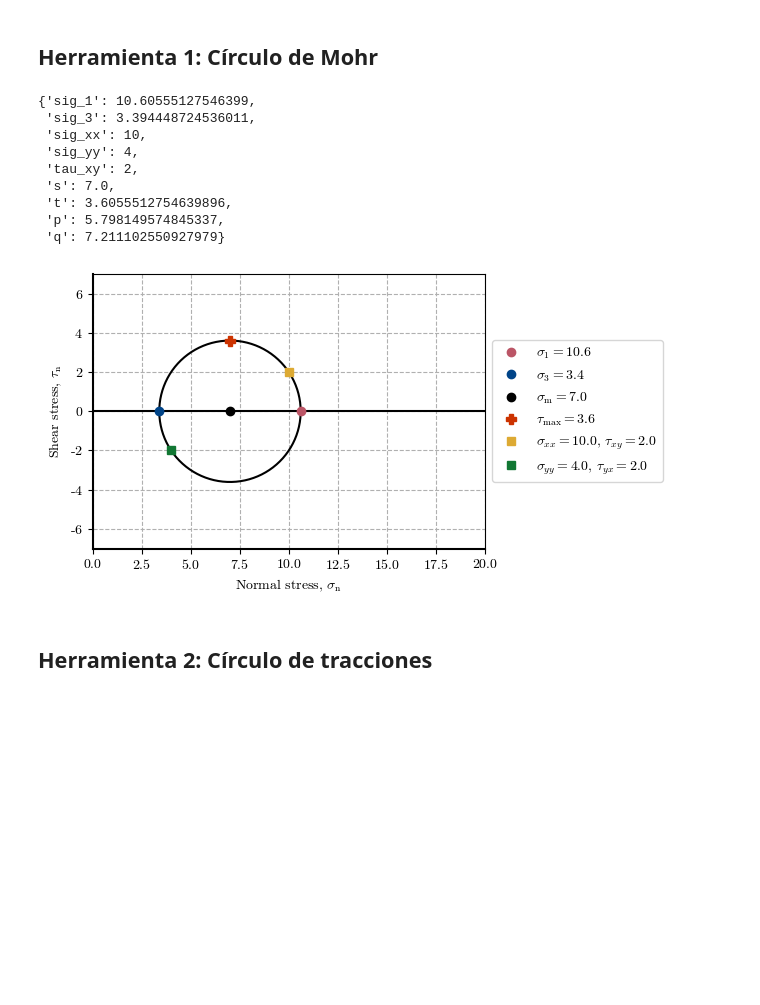
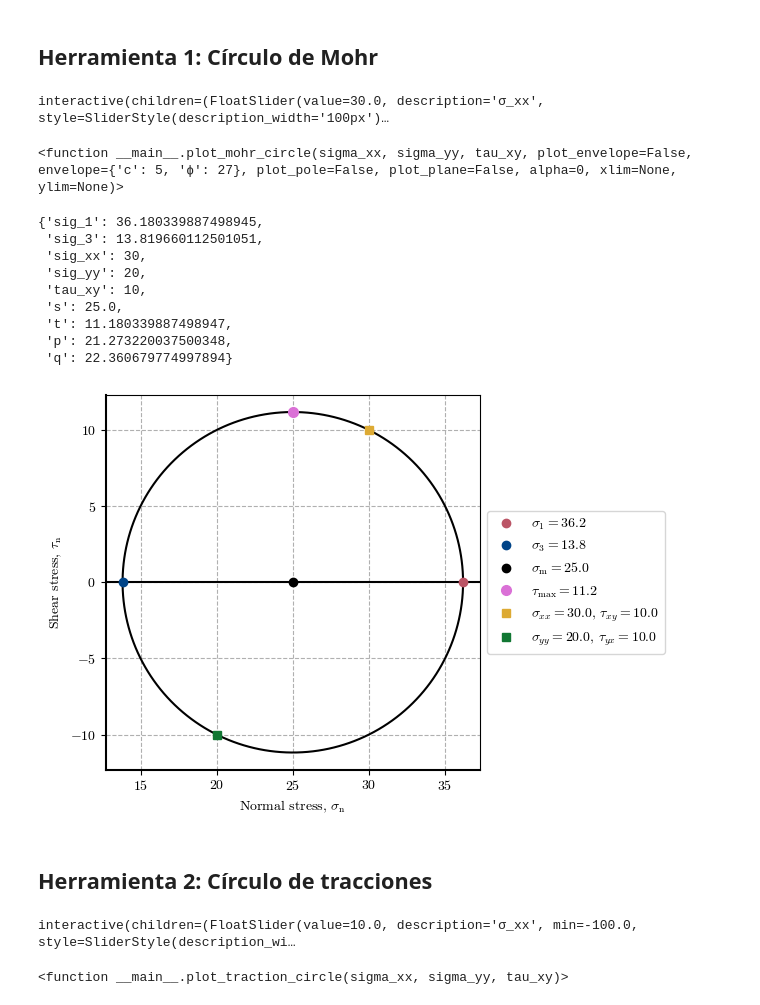
Before and after one commit to AppliedMechanics-EAFIT/soil_mechanics, a Jupyter notebook: notebooks/mohr_circles.ipynb, the cells around one changed output. Cells and saved outputs as stored; diff of their text form; code cells hidden in the pictures; blank space fills up the shorter version.

Commit message:
Update Mohr circles codes

```diff
--- a/notebooks/mohr_circles.ipynb
+++ b/notebooks/mohr_circles.ipynb
@@ -143,30 +157,34 @@ def plot_traction_circle(sigma_xx, sigma_yy, tau_xy):
 style = {'description_width': '100px'}
 interact(  # Interactive widgets
     plot_mohr_circle,
-    sigma_xx=widgets.FloatSlider(value=10, min=0, max=25, description="σ_xx", style=style),
-    sigma_yy=widgets.FloatSlider(value=4, min=0, max=25, description="σ_yy", style=style),
-    tau_xy=widgets.FloatSlider(value=2, min=0, max=25, description="𝜏_xy", style=style),
+    sigma_xx=widgets.FloatSlider(value=30, min=0, max=100, description="σ_xx", style=style),
+    sigma_yy=widgets.FloatSlider(value=20, min=0, max=100, description="σ_yy", style=style),
+    tau_xy=widgets.FloatSlider(value=10, min=-25, max=25, description="𝜏_xy", style=style),
     plot_envelope=widgets.Checkbox(value=False, description="Plot envelope?", style=style),
+    envelope=widgets.Text(value="'c': 5, 'ϕ': 27", description="Parameters: ", style=style),
     plot_pole=widgets.Checkbox(value=False, description="Plot pole?", style=style),
     plot_plane=widgets.Checkbox(value=False, description="Plot a plane?", style=style),
     alpha=widgets.FloatSlider(value=0, min=0, max=180, step=0.2, description="α", style=style),
-    xlim=fixed((0, 25)),
-    ylim=fixed((-10, 10)),
+    xlim=widgets.FloatRangeSlider(value=[10, 40], min=-50, max=100, step=.5, description='x-axis:', readout_format='.0f'),
+    ylim=widgets.FloatRangeSlider(value=[-15, 15], min=-100, max=100, step=.5, description='y-axis:', readout_format='.0f'),
 )
+# %% [output]
+interactive(children=(FloatSlider(value=30.0, description='σ_xx', style=SliderStyle(description_width='100px')…
+<function __main__.plot_mohr_circle(sigma_xx, sigma_yy, tau_xy, plot_envelope=False, envelope={'c': 5, 'ϕ': 27}, plot_pole=False, plot_plane=False, alpha=0, xlim=None, ylim=None)>
 # %%
 # Imagen no interactiva
-plot_mohr_circle(sigma_xx=10, sigma_yy=4, tau_xy=2)
+plot_mohr_circle(sigma_xx=30, sigma_yy=20, tau_xy=10)
 # %% [output]
-{'sig_1': 10.60555127546399,
- 'sig_3': 3.394448724536011,
- 'sig_xx': 10,
- 'sig_yy': 4,
- 'tau_xy': 2,
- 's': 7.0,
- 't': 3.6055512754639896,
- 'p': 5.798149574845337,
- 'q': 7.211102550927979}
+{'sig_1': 36.180339887498945,
+ 'sig_3': 13.819660112501051,
+ 'sig_xx': 30,
+ 'sig_yy': 20,
+ 'tau_xy': 10,
+ 's': 25.0,
+ 't': 11.180339887498947,
+ 'p': 21.273220037500348,
+ 'q': 22.360679774997894}
-[figure, old version]
+[figure, new version]
 # %% [markdown]
 ## Herramienta 2: Círculo de tracciones
 # %%
@@ -174,9 +192,12 @@ plot_mohr_circle(sigma_xx=10, sigma_yy=4, tau_xy=2)
 style = {'description_width': '100px'}
 interact(  # Interactive widgets
     plot_traction_circle,
-    sigma_xx=widgets.FloatSlider(value=10, min=-20, max=20, description="σ_xx", style=style),
-    sigma_yy=widgets.FloatSlider(value=4, min=-20, max=20, description="σ_yy", style=style),
-    tau_xy=widgets.FloatSlider(value=2, min=-20, max=20, description="𝜏_xy", style=style),
+    sigma_xx=widgets.FloatSlider(value=10, min=-100, max=100, description="σ_xx", style=style),
+    sigma_yy=widgets.FloatSlider(value=5, min=-100, max=100, description="σ_yy", style=style),
+    tau_xy=widgets.FloatSlider(value=1, min=-100, max=100, description="𝜏_xy", style=style),
 )
+# %% [output]
+interactive(children=(FloatSlider(value=10.0, description='σ_xx', min=-100.0, style=SliderStyle(description_wi…
+<function __main__.plot_traction_circle(sigma_xx, sigma_yy, tau_xy)>
 # %%
 # Imagen no interactiva
```
Also changed, not shown: parts of 6 cells of this notebook, 1 other file.
